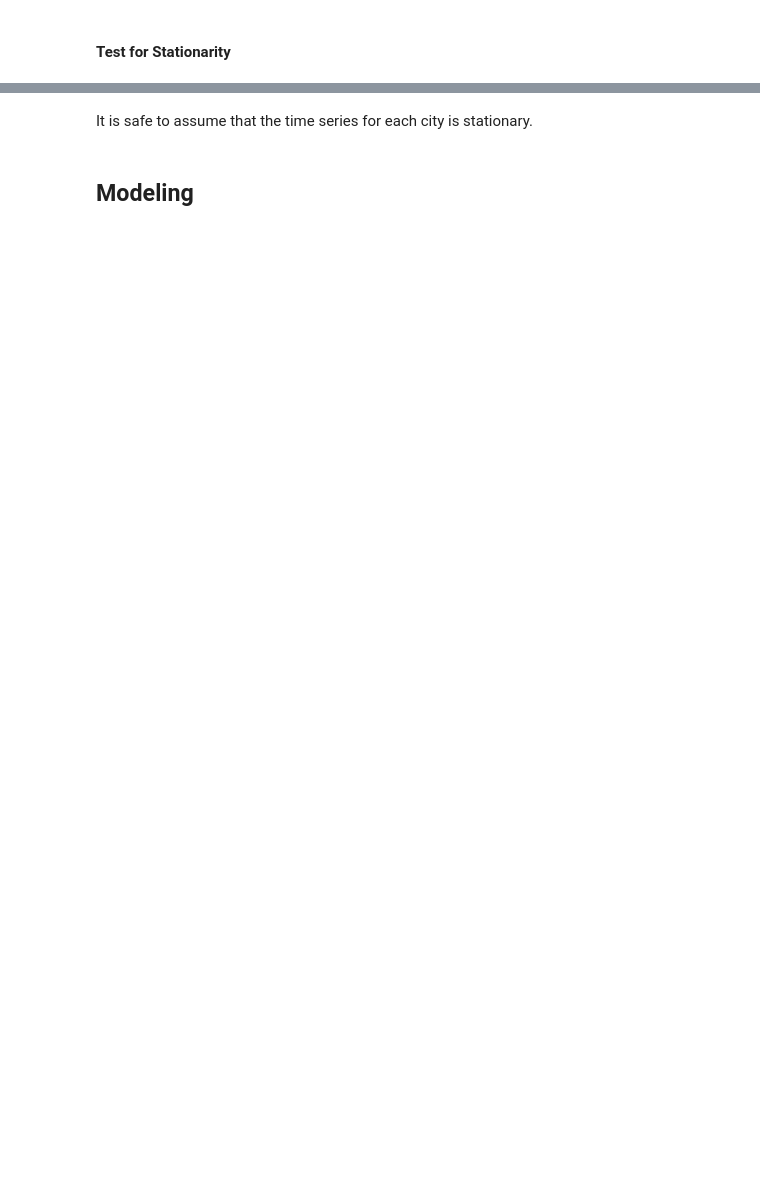
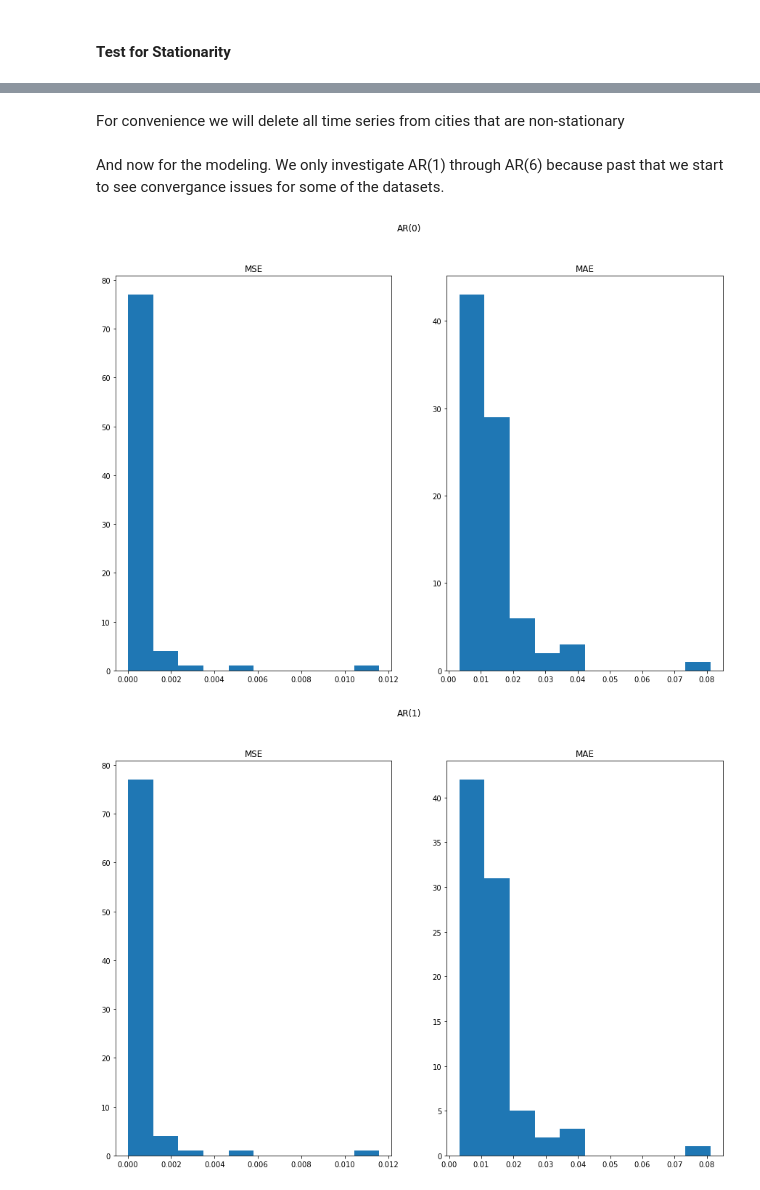
Before and after one commit to jared-m-murphy/Springboard, a Jupyter notebook: Capstone_1/CDC_Mortality_City.ipynb, the cells around one changed output, grey strips where cells are left out. Saved outputs shown, nothing was run; the diff lists cells and outputs as text; code cells hidden in the pictures; blank space fills up the shorter version.

```diff
--- a/Capstone_1/CDC_Mortality_City.ipynb
+++ b/Capstone_1/CDC_Mortality_City.ipynb
@@ -276,0 +295,7 @@ for X in df_list_two:
+# %%
+test=[1]
+for i in range(1,len(df_list_two)):
+    if set(df_list_two[0].index) == set(df_list_two[i].index):
+        test.append(1)
+    else:
+        test.append(0)
@@ -276,0 +310,4 @@ for X in df_list_two:
+# %%
+for i, j in enumerate(test,start=0):
+    if j==0:
+        print(i)
@@ -291,4 +350,2 @@ print(p_value_list)
-# %% [markdown]
-It is safe to assume that the time series for each city is stationary.
-# %% [markdown]
-## Modeling
+# %% [markdown]
+For convenience we will delete all time series from cities that are non-stationary
@@ -294,0 +358,44 @@ It is safe to assume that the time series for each city is stationary.
+# %% [markdown]
+And now for the modeling.  We only investigate AR(1) through AR(6) because past that we start to see convergance issues for some of the datasets.
+# %%
+from statsmodels.tsa.arima_model import ARIMA
+from sklearn.metrics import mean_squared_error, mean_absolute_error
+
+def AR(df_list,plots=False):
+    """This fuction loops through a list of DataFrames and applys"""
+    """AR models to the entire list, prints histograms of the MSE/MAE"""
+    """Distributions to check for outliers, and sums MSE/MAE across"""
+    """all datasets for each AR model"""
+    MSE_List_AR=[]
+    MAE_List_AR=[]
+    for i in range(0,7):
+        mse_list=[]
+        mae_list=[]
+        for df in df_list:
+            X = df['month/year'].values
+            train, test = X[:(len(X)-5)], X[(len(X)-5):]
+            model = ARIMA(train, order=(i,0,0))
+            model_fit = model.fit(disp=0)
+            output = model_fit.forecast(steps=len(test))
+            MSE=mean_squared_error(test,output[0])
+            MAE=mean_absolute_error(test,output[0])
+            mse_list.append(MSE)
+            mae_list.append(MAE)
+        if plots==True:
+            fig, (ax1,ax2) = plt.subplots(1,2)
+            fig.suptitle('AR('+str(i)+')')
+            ax1.hist(mse_list)
+            ax1.set_title('MSE')
+            ax2.hist(mae_list)
+            ax2.set_title('MAE')
+            plt.show()
+        mse_sum=np.sum(np.array(mse_list))
+        mae_sum=np.sum(np.array(mae_list))
+        MSE_List_AR.append(mse_sum)
+        MAE_List_AR.append(mae_sum)
+    return MSE_List_AR, MAE_List_AR
+
+AR(df_list_two,plots=True)
+# %% [output]
+[figure, added]
+[figure, added]
```
Also changed, not shown: parts of 33 cells of this notebook, 2 other files.
